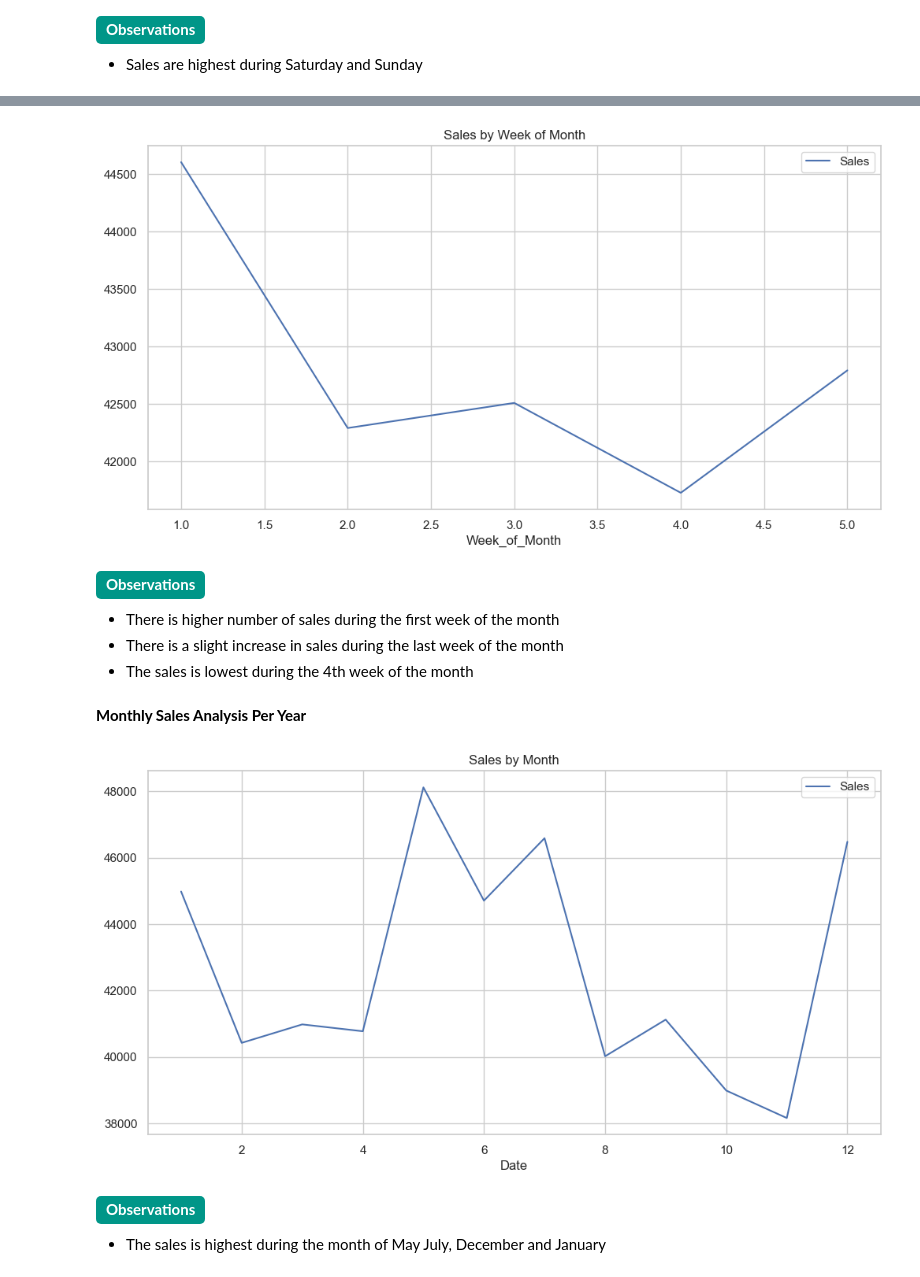
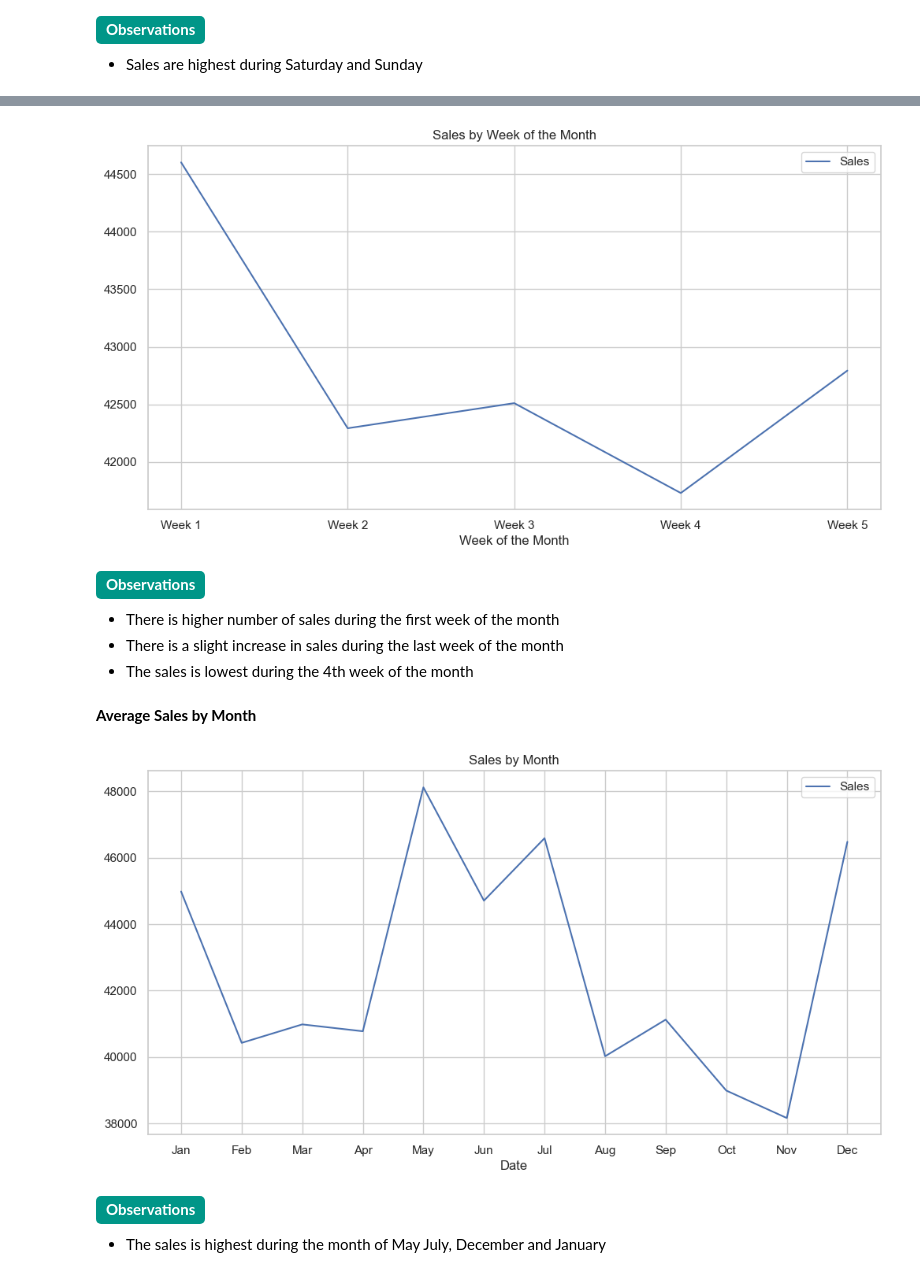
Before and after one commit to gautamnaik1994/SalesForecasting_ML_CaseStudy, a Jupyter notebook: notebooks/eda/01.EDA.ipynb, the cells around one changed output, grey strips where cells are left out. Saved outputs shown, nothing was run; the diff lists cells and outputs as text; code cells hidden in the pictures.

```diff
--- a/notebooks/eda/01.EDA.ipynb
+++ b/notebooks/eda/01.EDA.ipynb
@@ -233,18 +266,21 @@ df.groupby("Day_of_Week").agg({"Sales": "mean"}).plot(kind='line', figsize=(12,
 # %%
-df.groupby("Week_of_Month").agg({"Sales": "mean"}).plot(kind='line', figsize=(12, 6), title='Sales by Week of Month');
+df.groupby("Week_of_Month").agg({"Sales": "mean"}).reset_index().plot(kind='line', x='Week_of_Month', y='Sales', figsize=(12, 6), title='Sales by Week of the Month');
+plt.xticks(np.arange(1, 6), ['Week 1', 'Week 2', 'Week 3', 'Week 4', 'Week 5']);
+plt.xlabel('Week of the Month');
 # %% [output]
-[figure, old version]
+[figure, new version]
 # %% [markdown]
 <b style='padding: 4px 10px 6px 10px;border-radius: 5px;background: #009688;color: #fff;display: inline-block;'>Observations</b>
 - There is higher number of sales during the first week of the month
 - There is a slight increase in sales during the last week of the month
 - The sales is lowest during the 4th week of the month
-# %% [markdown]
-**Monthly Sales Analysis Per Year**
+# %% [markdown]
+**Average Sales by Month**
 # %%
 df.groupby(df["Date"].dt.month).agg({"Sales": "mean"}).plot(kind='line', figsize=(12, 6), title='Sales by Month');
+plt.xticks(np.arange(1, 13), ['Jan', 'Feb', 'Mar', 'Apr', 'May', 'Jun', 'Jul', 'Aug', 'Sep', 'Oct', 'Nov', 'Dec']);
 # %% [output]
-[figure, old version]
+[figure, new version]
 # %% [markdown]
 <b style='padding: 4px 10px 6px 10px;border-radius: 5px;background: #009688;color: #fff;display: inline-block;'>Observations</b>
 
```
Also changed, not shown: parts of 10 cells of this notebook, 17 other files.
